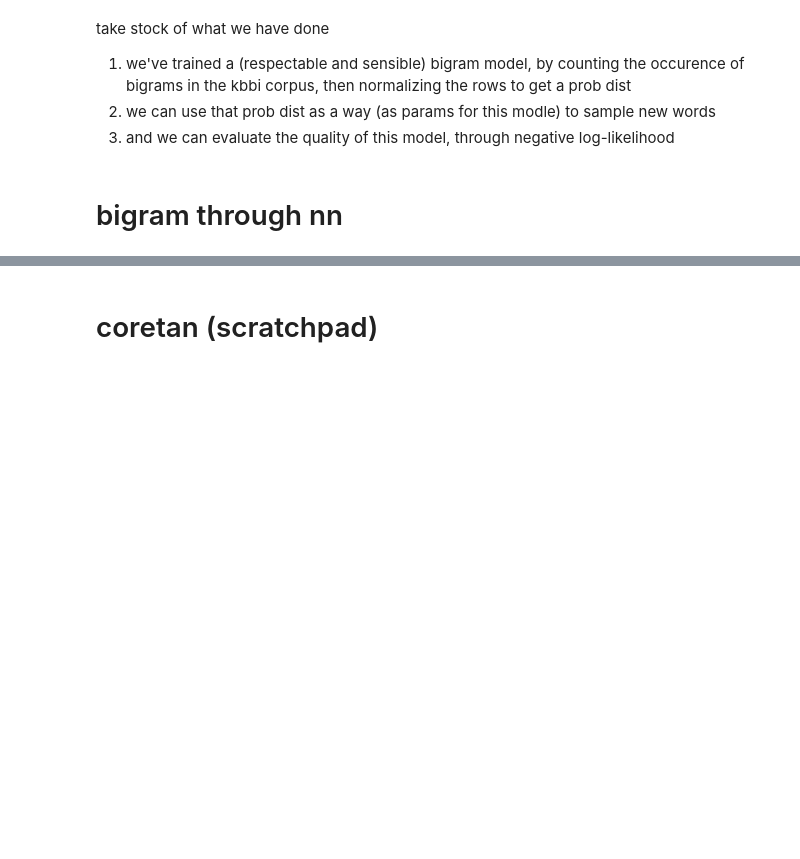
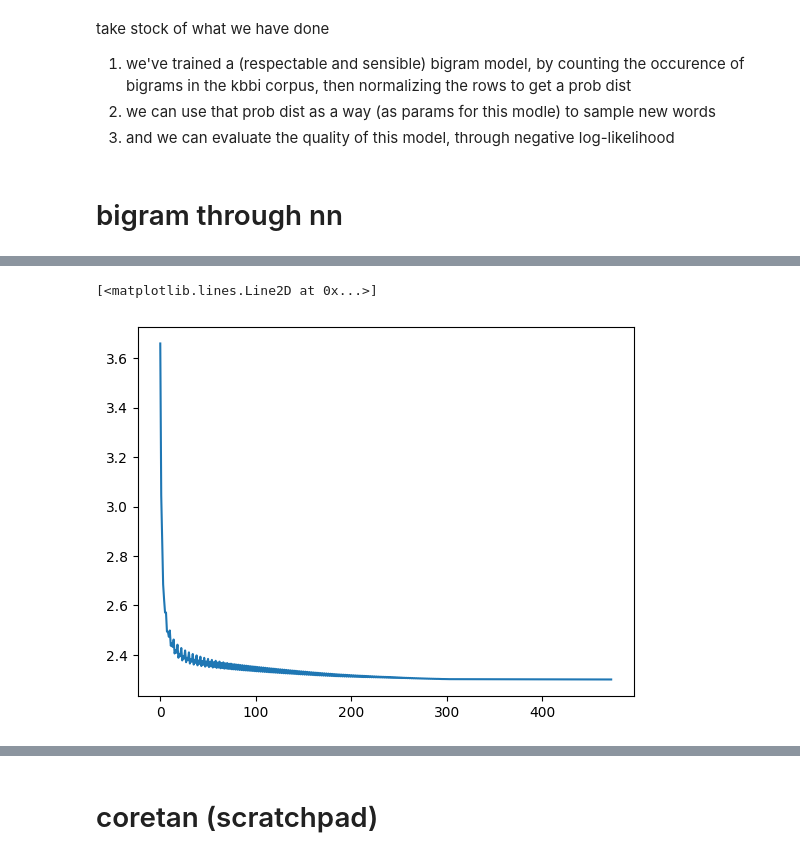
Before and after one commit to fawwazanvilen/makemore, a Jupyter notebook: notes/following_along_makemore_1.ipynb, the cells around one changed output, grey strips where cells are left out. Saved outputs shown, nothing was run; the diff lists cells and outputs as text; code cells hidden in the pictures; blank space fills up the shorter version.

```diff
--- a/notes/following_along_makemore_1.ipynb
+++ b/notes/following_along_makemore_1.ipynb
@@ -378 +376,25 @@ so the next step is to try a different approach in building this bigram model;
 * (question: so is it the case that our bigram model through the explicit prob matrix the theoretical *best* that we could get modulo our choice of using bigrams??)
+# %%
+# create a training dataset for our neural network
+xs, ys = [], []
+for w in words[:1]:
+  w = ['.'] + list(w) + ['.']
+  for ch1, ch2 in zip(w, w[1:]):
+    ix1 = ch_to_i[ch1]
+    ix2 = ch_to_i[ch2]
+    xs.append(ix1)
+    ys.append(ix2)
+
+# turn xs and ys as tensors
+# some discussion about the difference between torch.tensor and torch.Tensor
+# torch.Tensor is the class, and torch.tensor is a function that returns torch.Tensor class
+# torh.tensor infers dtype automatically, torch.Tensor returns a torch.FloatTensor
+# torch.tensor has arguments like dtype so we can change the datatype
+xs = torch.tensor(xs)
+ys = torch.tensor(ys)
+# xs = torch.Tensor(xs)
+# ys = torch.Tensor(ys)
+
+# prints
+print(words[:1])
+print(xs, ys)
@@ -378,0 +632,11 @@ so the next step is to try a different approach in building this bigram model;
+# %%
+plt.plot(losses[:10000]) # you can see how good this is here wow
+ax.set_yscale('log')
+# using 27 neurons with with 27*27 = 729 params (which makes sense because our original N count tensor is also 27*27 ???)
+# to remember what happens for len(''.join('.' + w for w in words[:10])) = 81 bigrams (or, xenc.shape[0])
+# lmao
+
+# wait so we're training W to look EXACTLY like P ??? huh
+# %% [output]
+[<matplotlib.lines.Line2D at 0x...>]
+[figure, added]
```
Also changed, not shown: parts of 20 cells of this notebook.
